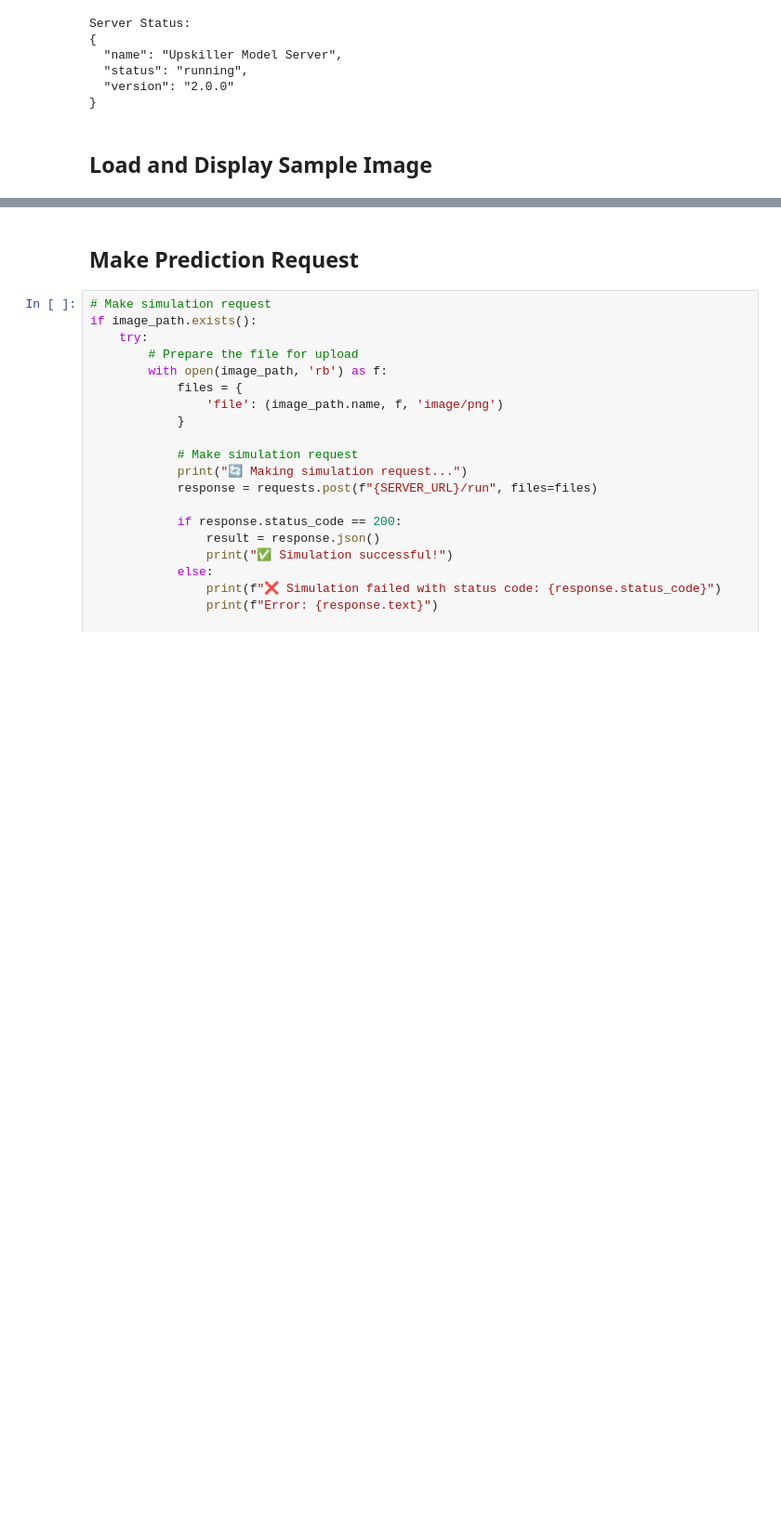
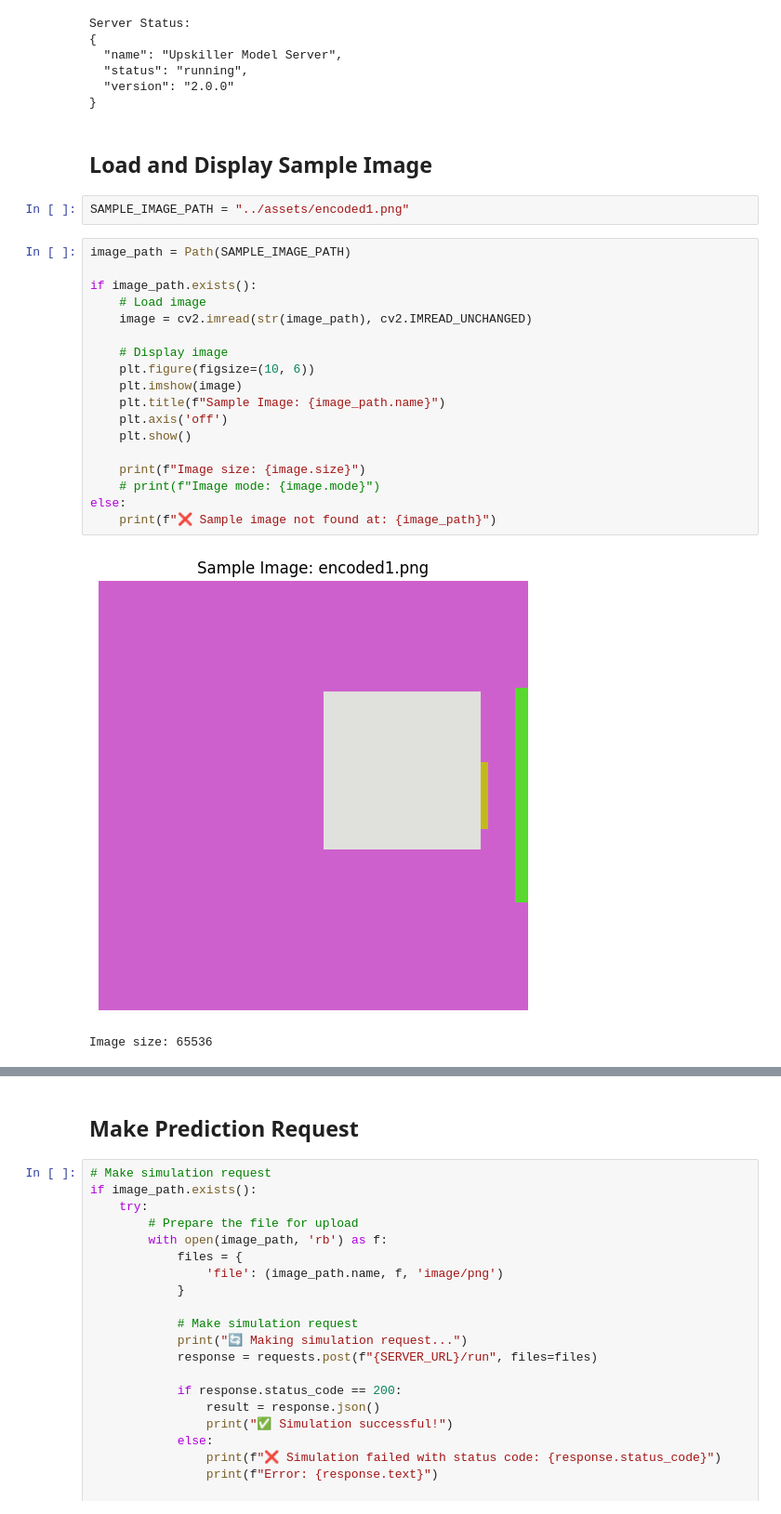
Before and after one commit to upskiller-xyz/server_model, a Jupyter notebook: example/demo.ipynb, the cells around one changed output, grey strips where cells are left out. Shown at 93% size. Cells and saved outputs as stored; diff of their text form; blank space fills up the shorter version.

```diff
--- a/example/demo.ipynb
+++ b/example/demo.ipynb
@@ -41,6 +41,29 @@ Server Status:
 }
 # %% [markdown]
 ## Load and Display Sample Image
+# %%
+SAMPLE_IMAGE_PATH = "../assets/encoded1.png"
+# %%
+image_path = Path(SAMPLE_IMAGE_PATH)
+
+if image_path.exists():
+    # Load image
+    image = cv2.imread(str(image_path), cv2.IMREAD_UNCHANGED)
+
+    # Display image
+    plt.figure(figsize=(10, 6))
+    plt.imshow(image)
+    plt.title(f"Sample Image: {image_path.name}")
+    plt.axis('off')
+    plt.show()
+
+    print(f"Image size: {image.size}")
+    # print(f"Image mode: {image.mode}")
+else:
+    print(f"❌ Sample image not found at: {image_path}")
+# %% [output]
+[figure, added]
+Image size: 65536
 # %%
 # Load and display the sample image
 image_path = Path(SAMPLE_IMAGE_PATH)
```
Also changed, not shown: parts of 10 cells of this notebook, 6 other files.
